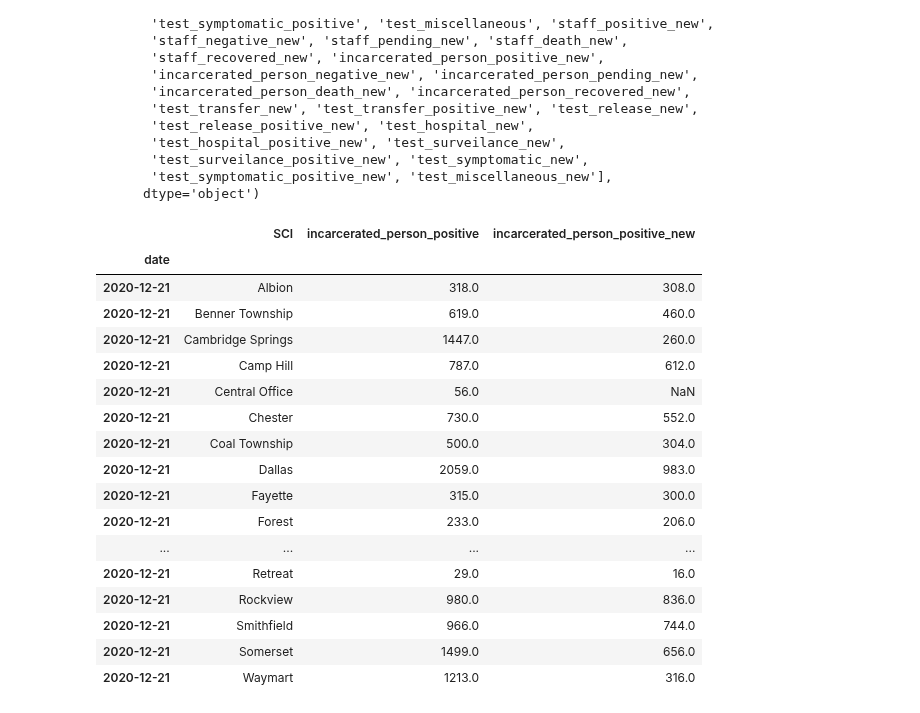
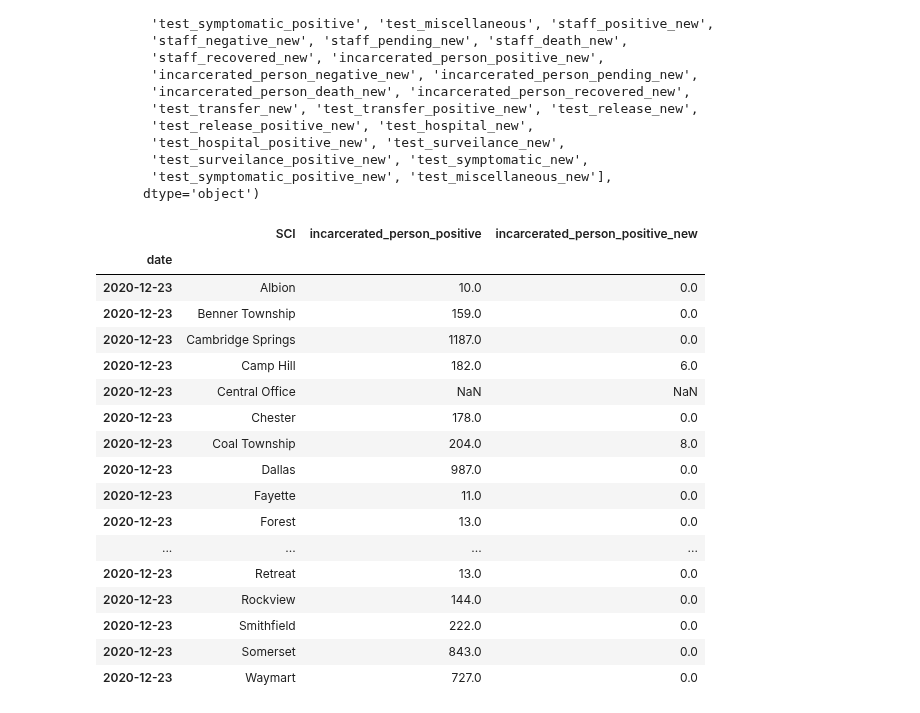
Before and after one commit to jmparelman/PA-SCI_COVID19, a Jupyter notebook: notebooks/Selenium_scraper.ipynb, the cells around one changed output. Drawn from its saved outputs; the diff is of its cells as text; code cells hidden in the pictures.

```diff
--- a/notebooks/Selenium_scraper.ipynb
+++ b/notebooks/Selenium_scraper.ipynb
@@ -166,7 +164,7 @@ while not done:
         print(E)
         pass
 # %%
-date='12/21/2020'
+date='12/23/2020'
 # %%
 driver.execute_script(f"document.querySelector('[title=\"{date}\"]').click()")
 # %%
@@ -558,23 +556,23 @@ Index(['date', 'SCI', 'staff_positive', 'staff_negative', 'staff_pending',
        'test_symptomatic_positive_new', 'test_miscellaneous_new'],
       dtype='object')
 # %%
-new2_df.loc['2020-12-21'][['SCI','incarcerated_person_positive','incarcerated_person_positive_new']]
+new2_df.loc['2020-12-23'][['SCI','incarcerated_person_positive','incarcerated_person_positive_new']]
 # %% [output]
 |  | SCI | incarcerated_person_positive | incarcerated_person_positive_new |
 | date |  |  |  |
-| 2020-12-21 | Albion | 318.0 | 308.0 |
-| 2020-12-21 | Benner Township | 619.0 | 460.0 |
-| 2020-12-21 | Cambridge Springs | 1447.0 | 260.0 |
-| 2020-12-21 | Camp Hill | 787.0 | 612.0 |
-| 2020-12-21 | Central Office | 56.0 | NaN |
-| 2020-12-21 | Chester | 730.0 | 552.0 |
-| 2020-12-21 | Coal Township | 500.0 | 304.0 |
-| 2020-12-21 | Dallas | 2059.0 | 983.0 |
-| 2020-12-21 | Fayette | 315.0 | 300.0 |
-| 2020-12-21 | Forest | 233.0 | 206.0 |
+| 2020-12-23 | Albion | 10.0 | 0.0 |
+| 2020-12-23 | Benner Township | 159.0 | 0.0 |
+| 2020-12-23 | Cambridge Springs | 1187.0 | 0.0 |
+| 2020-12-23 | Camp Hill | 182.0 | 6.0 |
+| 2020-12-23 | Central Office | NaN | NaN |
+| 2020-12-23 | Chester | 178.0 | 0.0 |
+| 2020-12-23 | Coal Township | 204.0 | 8.0 |
+| 2020-12-23 | Dallas | 987.0 | 0.0 |
+| 2020-12-23 | Fayette | 11.0 | 0.0 |
+| 2020-12-23 | Forest | 13.0 | 0.0 |
 | ... | ... | ... | ... |
-| 2020-12-21 | Retreat | 29.0 | 16.0 |
-| 2020-12-21 | Rockview | 980.0 | 836.0 |
-| 2020-12-21 | Smithfield | 966.0 | 744.0 |
-| 2020-12-21 | Somerset | 1499.0 | 656.0 |
-| 2020-12-21 | Waymart | 1213.0 | 316.0 |
+| 2020-12-23 | Retreat | 13.0 | 0.0 |
+| 2020-12-23 | Rockview | 144.0 | 0.0 |
+| 2020-12-23 | Smithfield | 222.0 | 0.0 |
+| 2020-12-23 | Somerset | 843.0 | 0.0 |
+| 2020-12-23 | Waymart | 727.0 | 0.0 |
```
Also changed, not shown: parts of 8 cells of this notebook.
